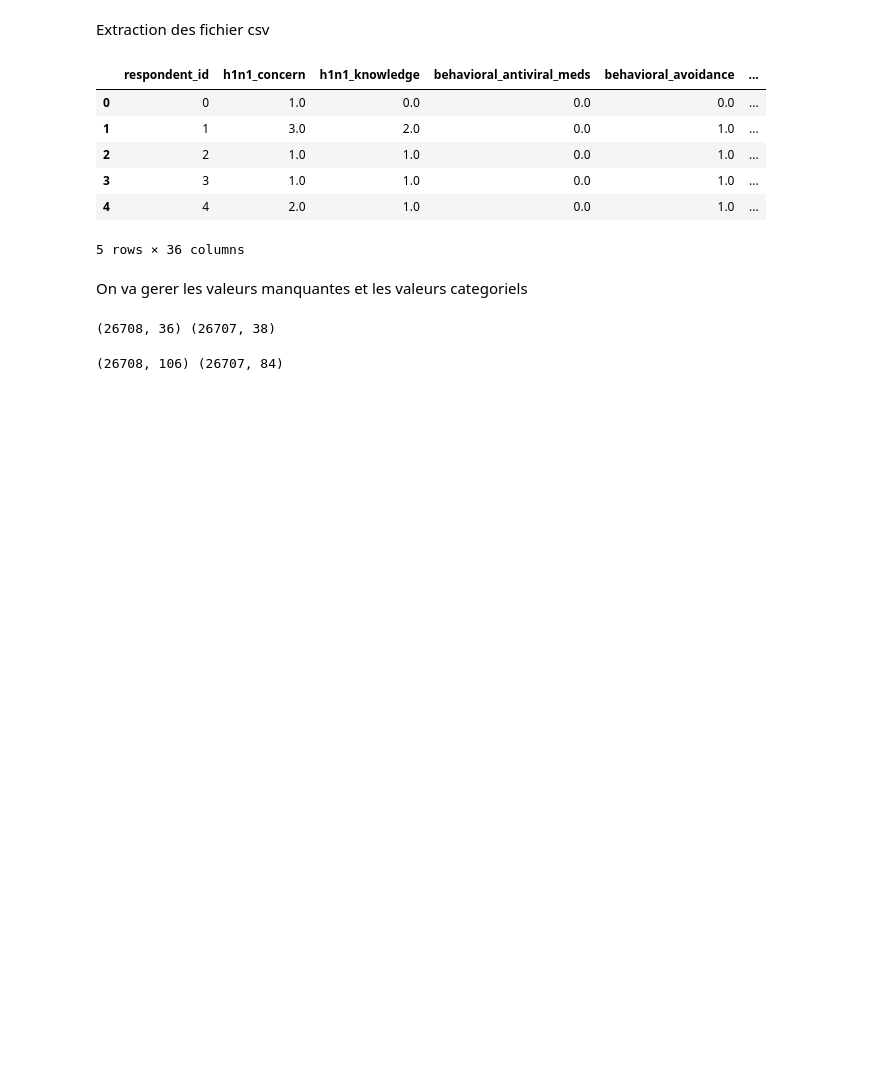
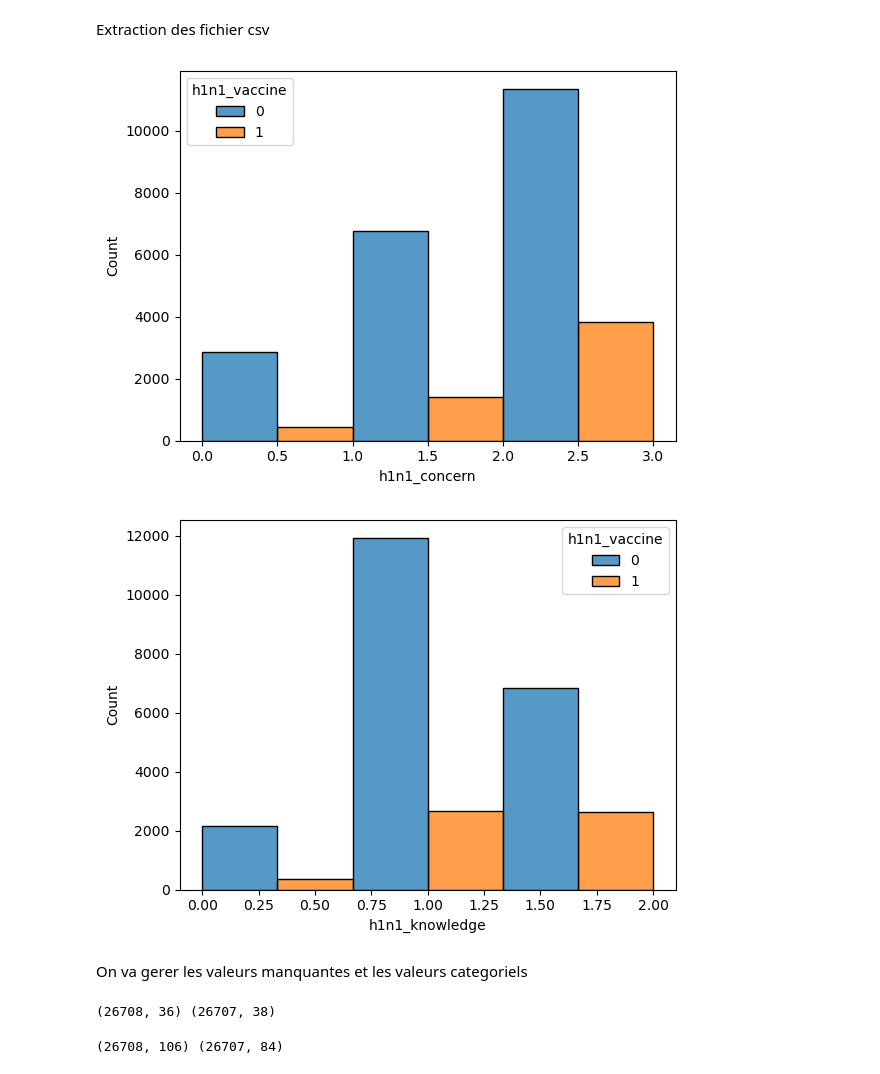
Before and after one commit to Stupnikjs/flu_vacc, a Jupyter notebook: notebook.ipynb, the cells around one changed output. Saved outputs shown, nothing was run; the diff lists cells and outputs as text; code cells hidden in the pictures; blank space fills up the shorter version.

```diff
--- a/notebook.ipynb
+++ b/notebook.ipynb
@@ -13,13 +14,3 @@ train__set_labels = pd.read_csv("training_set_labels.csv")
 
 y_h1n1 = train__set_labels['h1n1_vaccine']
 y_seasonal = train__set_labels['seasonal_vaccine']
-
-train__set_features.head()
-# %% [output]
-|  | respondent_id | h1n1_concern | h1n1_knowledge | behavioral_antiviral_meds | behavioral_avoidance | ... |
-| 0 | 0 | 1.0 | 0.0 | 0.0 | 0.0 | ... |
-| 1 | 1 | 3.0 | 2.0 | 0.0 | 1.0 | ... |
-| 2 | 2 | 1.0 | 1.0 | 0.0 | 1.0 | ... |
-| 3 | 3 | 1.0 | 1.0 | 0.0 | 1.0 | ... |
-| 4 | 4 | 2.0 | 1.0 | 0.0 | 1.0 | ... |
-5 rows × 36 columns
@@ -28,3 +17,16 @@ train = pd.concat([train__set_features, y_h1n1, y_seasonal], axis=1)
+# %%
+train = pd.concat([train__set_features, y_h1n1, y_seasonal], axis=1)
+
+def histshow(X, col, target):
+    sns.histplot(data=X, x=X[col], bins=3, hue="h1n1_vaccine", multiple="dodge")
+    plt.show()
+
+histshow(train,"h1n1_concern", "h1n1_vaccine")
+train.select_dtypes(include=np.number).columns
+histshow(train,"h1n1_knowledge", "h1n1_vaccine")
+# %% [output]
+[figure, added]
+[figure, added]
 # %% [markdown]
 On va gerer les valeurs manquantes et les valeurs categoriels
 # %%
```
Also changed, not shown: parts of 10 cells of this notebook, 1 other file.
